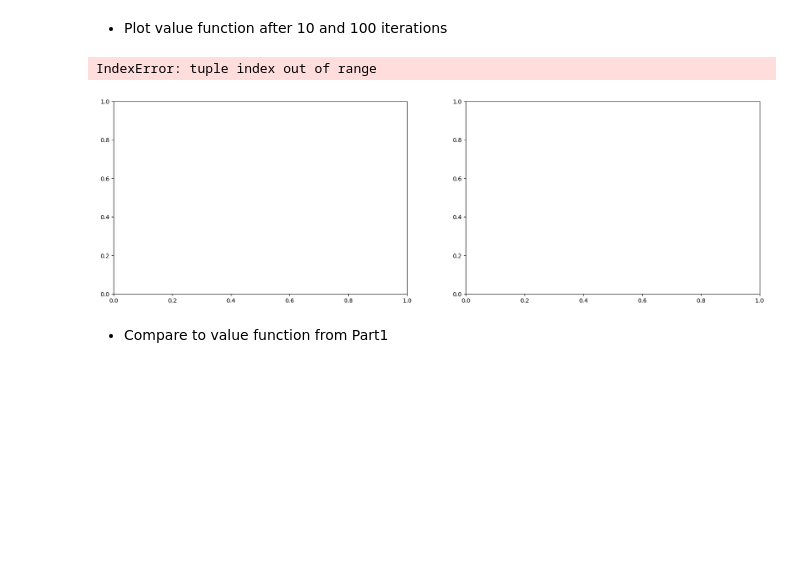
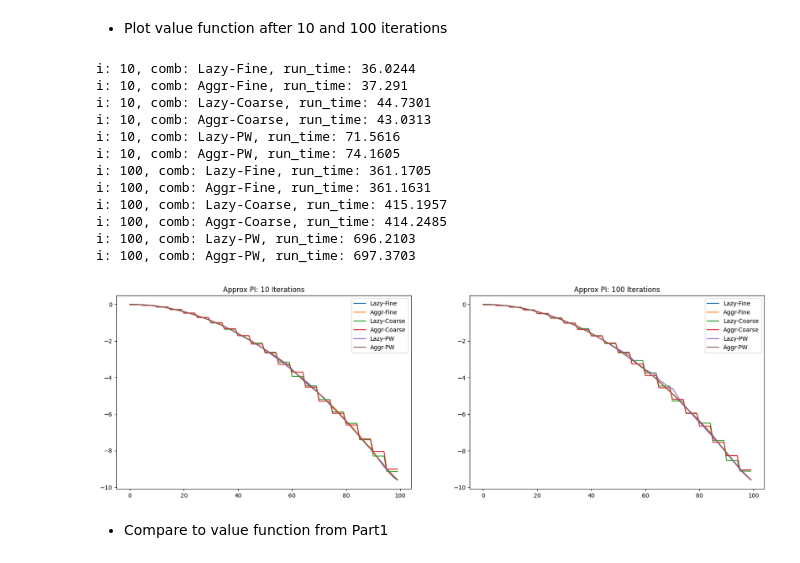
Before and after one commit to claricemottet/RL_HW, a Jupyter notebook: RL_HW2_MottetC.ipynb, the cells around one changed output. Saved outputs shown, nothing was run; the diff lists cells and outputs as text; code cells hidden in the pictures; blank space fills up the shorter version.

```diff
--- a/RL_HW2_MottetC.ipynb
+++ b/RL_HW2_MottetC.ipynb
@@ -350,7 +350,7 @@ def lstd_zero(x_init, pi, feature_map, max_iter):
         a_t = np.argmax(pi[x_t])
         r_t = reward_calc(x_t, a_t)
         x_tpo = next_state(x_t, a_t)
-        track_x_t.append(x_t)
+        # track_x_t.append(x_t)
 
     #create theta vector
     theta = np.dot(np.linalg.pinv(A_t), b_t) #(1/int(max_iter))*
@@ -364,9 +364,9 @@ def lstd_zero(x_init, pi, feature_map, max_iter):
 # %%
 #lstd zero plot example
 
-pi_init = policy_lazy()
+pi_init = policy_aggr()
 
-V_lstd_zero, track_x_t = lstd_zero(int(N_MAX-1), pi_init, coarse_feature_map, 10e5)
+V_lstd_zero, track_x_t = lstd_zero(int(N_MAX-1), pi_init, piecewise_feature_map, 10e5)
 
 print(f'min state: {min(track_x_t)}')
 plot_results(V_lstd_zero, 'state', 'value', 'LSTD(0) plot example', 'green')
@@ -588,7 +590,7 @@ with open(file_path, 'wb') as f:
 #policy evaluation and policy improvement
 
 def policy_evaluation(pi, feature_map):
-    V_k, track_x_t = lstd_zero(99, pi, feature_map, 10e5)
+    V_k, track_x_t = lstd_zero(int(N_MAX-1), pi, feature_map, 10e4)
     return V_k
 
 def policy_improvement(V):
@@ -640,32 +642,65 @@ plot_results(V_k, 'state','value','ApproxPI plot example', 'hotpink')
 # %%
 #Approximate PI
 
 fig, axes = plt.subplots(1, 2, figsize=(20, 6))
 
 for i, ax in enumerate(axes):
     if i == 0:
         for comb in combs:
-            V_k, pi_k = approx_policy_iteration(combs[0], combs[1], 10)
-            ax.plot(V_k, label = f'{comb[2]-comb[3]}')
+            start_time = time.time()
+            V_k, pi_k = approx_policy_iteration(comb[0], comb[1], 10)
+            end_time = time.time()
+            run_time = round(end_time - start_time,4)
+            print(f'i: {10}, comb: {comb[2]}-{comb[3]}, run_time: {run_time}')
+            ax.plot(V_k, label = f'{comb[2]}-{comb[3]}')
             name = ('API', comb[2], comb[3])
             dict_track[10][name] = V_k
             dict_policy[10][name] = pi_k
         ax.title.set_text(f'Approx PI: 10 Iterations')
         ax.legend()
     else:
         for comb in combs:
-            V_k, p_k = approx_policy_iteration(combs[0], combs[1], 100)
-            ax.plot(V_k, label = f'{comb[2]-comb[3]}')
+            start_time = time.time()
+            V_k, pi_k = approx_policy_iteration(comb[0], comb[1], 100)
+            end_time = time.time()
+            run_time = round(end_time - start_time,4)
+            print(f'i: {100}, comb: {comb[2]}-{comb[3]}, run_time: {run_time}')
+            ax.plot(V_k, label = f'{comb[2]}-{comb[3]}')
             name = ('API', comb[2], comb[3])
             dict_track[100][name] = V_k
             dict_policy[100][name] = pi_k
         ax.title.set_text(f'Approx PI: 100 Iterations')
         ax.legend()
 
+import pickle
+
+file_path = 'dict_track_part1_and_part2.pickle'
+
+# Write dictionary to pickle file
+with open(file_path, 'wb') as f:
+    pickle.dump(dict_track, f)
+
+file_path = 'dict_policy_part2.pickle'
+
+# Write dictionary to pickle file
+with open(file_path, 'wb') as f:
+    pickle.dump(dict_policy, f)
+
 plt.show()
 # %% [output]
-IndexError: tuple index out of range
+i: 10, comb: Lazy-Fine, run_time: 36.0244
+i: 10, comb: Aggr-Fine, run_time: 37.291
+i: 10, comb: Lazy-Coarse, run_time: 44.7301
+i: 10, comb: Aggr-Coarse, run_time: 43.0313
+i: 10, comb: Lazy-PW, run_time: 71.5616
+i: 10, comb: Aggr-PW, run_time: 74.1605
+i: 100, comb: Lazy-Fine, run_time: 361.1705
+i: 100, comb: Aggr-Fine, run_time: 361.1631
+i: 100, comb: Lazy-Coarse, run_time: 415.1957
+i: 100, comb: Aggr-Coarse, run_time: 414.2485
+i: 100, comb: Lazy-PW, run_time: 696.2103
+i: 100, comb: Aggr-PW, run_time: 697.3703
-[figure, old version]
+[figure, new version]
 # %% [markdown]
 - Compare to value function from Part1
 # %%
```
Also changed, not shown: parts of 5 cells of this notebook, 2 other files.
